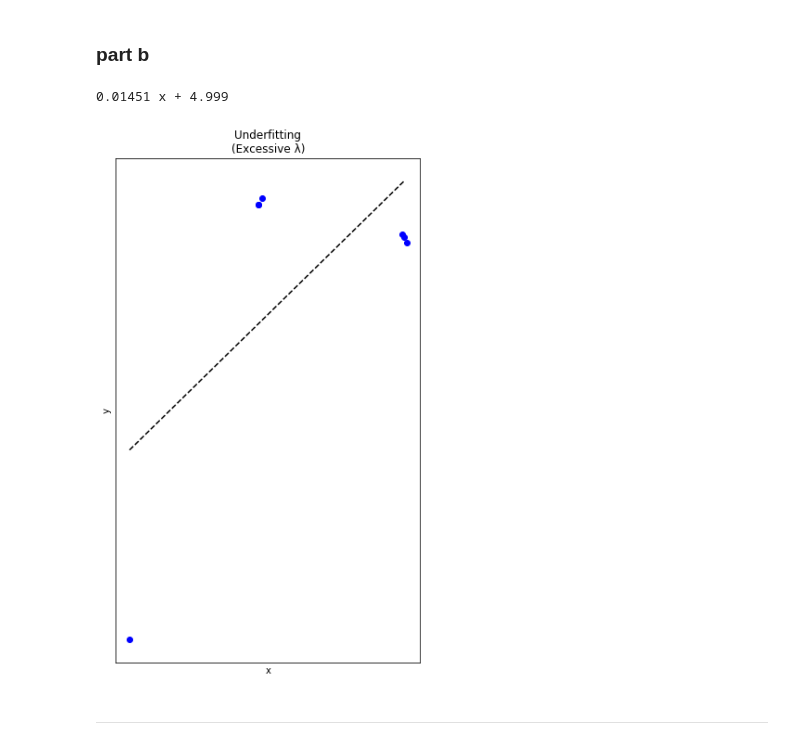
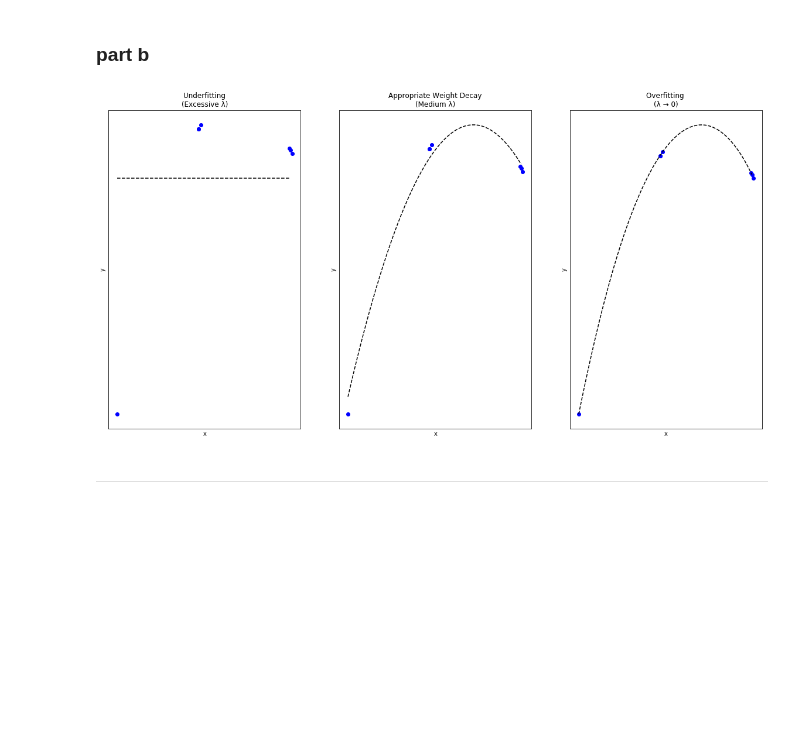
Before and after one commit to JovanSardinha/next-ai-ml-assignments, a Jupyter notebook: assignment-1/assignment-1-writeup.ipynb, the cells around one changed output. Drawn from its saved outputs; the diff is of its cells as text; code cells hidden in the pictures; blank space fills up the shorter version.

```diff
--- a/assignment-1/Assignment-1.ipynb
+++ b/assignment-1/assignment-1-writeup.ipynb
@@ -61,27 +69,47 @@ plt.show()
 # %% [markdown]
 ### part b
 # %%
-def fit_regularize(x, y, deg, reg_param):
-    coef = np.polyfit(x, y, deg)
-    ffit = np.poly1d(coef)
-    print(ffit)
-    x_new = np.linspace(x[0], x[-1])
-    y_new = ffit(x_new)
+def fit_weight_decay(x, y, deg, alpha):
+    X = x.reshape(-1,1)
+    model = make_pipeline(PolynomialFeatures(deg), Ridge(alpha=alpha, normalize=True, solver='lsqr'))
+    model.fit(X, y)
+    x_new = np.linspace(x[0], x[-1]).reshape(-1, 1)
+    y_new = model.predict(x_new)
     return x_new, y_new
 # %%
 plt.figure(2)
 
 plt.subplot(131)
-x_new, y_new = fit_regularize(x, y, 1, 0)
+x_new, y_new = fit_weight_decay(x, y, 1, 10**10)
 plt.plot(x, y, 'bo', x_new, y_new, '--k')
 plt.title('Underfitting\n(Excessive λ)')
 plt.xlabel('x')
 plt.ylabel('y')
-plt.tick_params(axis='both', which='both', bottom='off', top='off', labelbottom='off', left='off', labelleft='off')
+plt.tick_params(axis='both', which='both', bottom='off', top='off',
+                labelbottom='off', left='off', labelleft='off')
+
+plt.subplot(132)
+x_new, y_new = fit_weight_decay(x, y, 2, 10**-1)
+plt.plot(x, y, 'bo', x_new, y_new, '--k')
+plt.title('Appropriate Weight Decay\n(Medium λ)')
+plt.xlabel('x')
+plt.ylabel('y')
+plt.tick_params(axis='both', which='both', bottom='off', top='off',
+                labelbottom='off', left='off', labelleft='off')
+
+plt.subplot(133)
+x_new, y_new = fit_weight_decay(x, y, 9, 10**-10)
+plt.plot(x, y, 'bo', x_new, y_new, '--k')
+plt.title('Overfitting \n(λ → 0)')
+plt.xlabel('x')
+plt.ylabel('y')
+plt.tick_params(axis='both', which='both', bottom='off', top='off',
+                labelbottom='off', left='off', labelleft='off')
+
+
 
 plt.show()
 # %% [output]
-0.01451 x + 4.999
-[figure, old version]
+[figure, new version]
 # %% [markdown]
 ---
```
Also changed, not shown: parts of 4 cells of this notebook.
